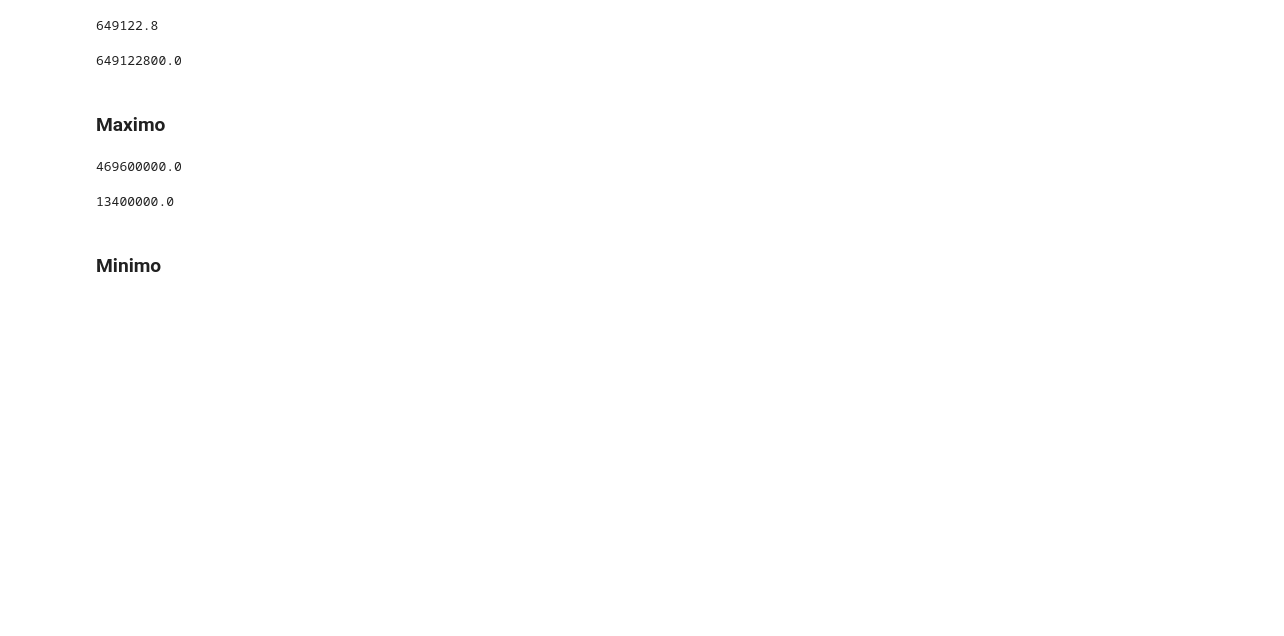
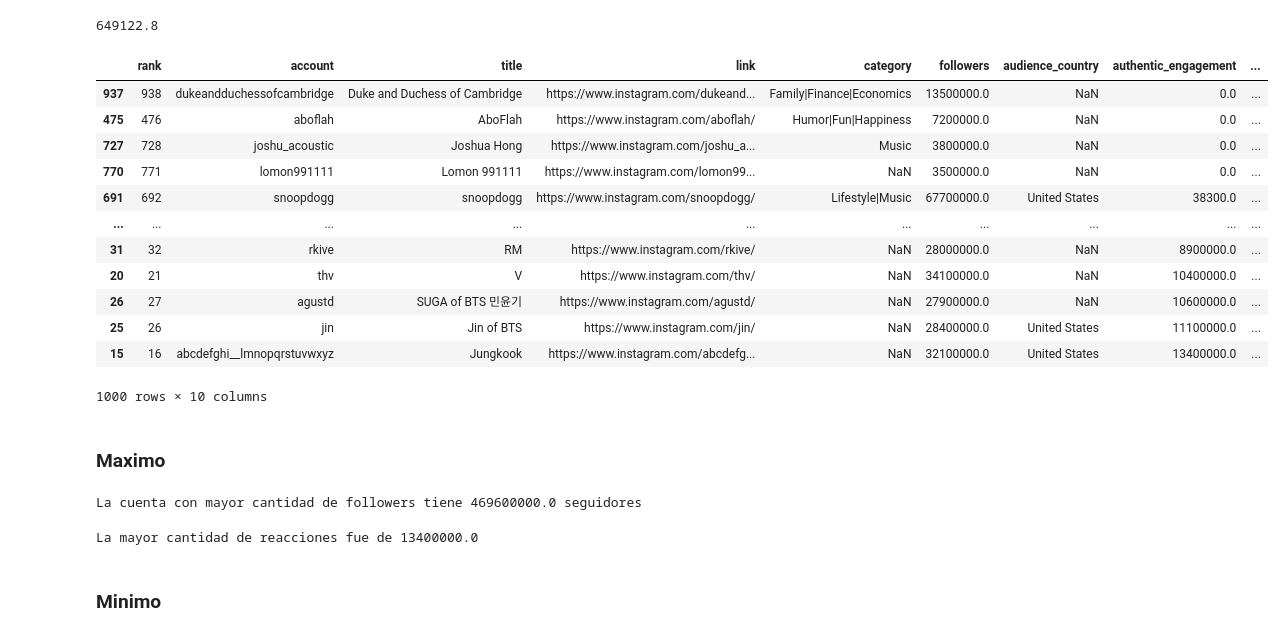
Before and after one commit to Adalab/DA_PromoC_Modulo2_Sprint1_Ana-Anahi, a Jupyter notebook: Estadistica/pp-Estadistica-I.ipynb, the cells around one changed output. Drawn from its saved outputs; the diff is of its cells as text; code cells hidden in the pictures; blank space fills up the shorter version.

```diff
--- a/Estadistica/pp-Estadistica-I.ipynb
+++ b/Estadistica/pp-Estadistica-I.ipynb
@@ -151,20 +161,32 @@ df['authentic_engagement'].mean()
 # %% [output]
 649122.8
-# %%
-df['authentic_engagement'].sum()
-# %% [output]
-649122800.0
+# %%
+df.sort_values( by='authentic_engagement',axis=0)
+# %% [output]
+|  | rank | account | title | link | category | followers | audience_country | authentic_engagement | ... |
+| 937 | 938 | dukeandduchessofcambridge | Duke and Duchess of Cambridge | https://www.instagram.com/dukeand... | Family|Finance|Economics | 13500000.0 | NaN | 0.0 | ... |
+| 475 | 476 | aboflah | AboFlah | https://www.instagram.com/aboflah/ | Humor|Fun|Happiness | 7200000.0 | NaN | 0.0 | ... |
+| 727 | 728 | joshu_acoustic | Joshua Hong | https://www.instagram.com/joshu_a... | Music | 3800000.0 | NaN | 0.0 | ... |
+| 770 | 771 | lomon991111 | Lomon 991111 | https://www.instagram.com/lomon99... | NaN | 3500000.0 | NaN | 0.0 | ... |
+| 691 | 692 | snoopdogg | snoopdogg | https://www.instagram.com/snoopdogg/ | Lifestyle|Music | 67700000.0 | United States | 38300.0 | ... |
+| ... | ... | ... | ... | ... | ... | ... | ... | ... | ... |
+| 31 | 32 | rkive | RM | https://www.instagram.com/rkive/ | NaN | 28000000.0 | NaN | 8900000.0 | ... |
+| 20 | 21 | thv | V | https://www.instagram.com/thv/ | NaN | 34100000.0 | NaN | 10400000.0 | ... |
+| 26 | 27 | agustd | SUGA of BTS 민윤기 | https://www.instagram.com/agustd/ | NaN | 27900000.0 | NaN | 10600000.0 | ... |
+| 25 | 26 | jin | Jin of BTS | https://www.instagram.com/jin/ | NaN | 28400000.0 | United States | 11100000.0 | ... |
+| 15 | 16 | abcdefghi__lmnopqrstuvwxyz | Jungkook | https://www.instagram.com/abcdefg... | NaN | 32100000.0 | United States | 13400000.0 | ... |
+1000 rows × 10 columns
 # %% [markdown]
 ### Maximo
-# %%
-df['followers'].max()
-#el numero maximo de seguidores por cuenta
-# %% [output]
-469600000.0
-# %%
-df['authentic_engagement'].max()
-#numero maximo de "reacciones" por cuenta
-# %% [output]
-13400000.0
+# %%
+max_seguidores =df['followers'].max()
+print(f'La cuenta con mayor cantidad de followers tiene {max_seguidores} seguidores')
+# %% [output]
+La cuenta con mayor cantidad de followers tiene 469600000.0 seguidores
+# %%
+max_reacciones =df['authentic_engagement'].max()
+print(f'La mayor cantidad de reacciones fue de {max_reacciones}')
+# %% [output]
+La mayor cantidad de reacciones fue de 13400000.0
 # %% [markdown]
 ### Minimo
```
Also changed, not shown: parts of 43 cells of this notebook.
